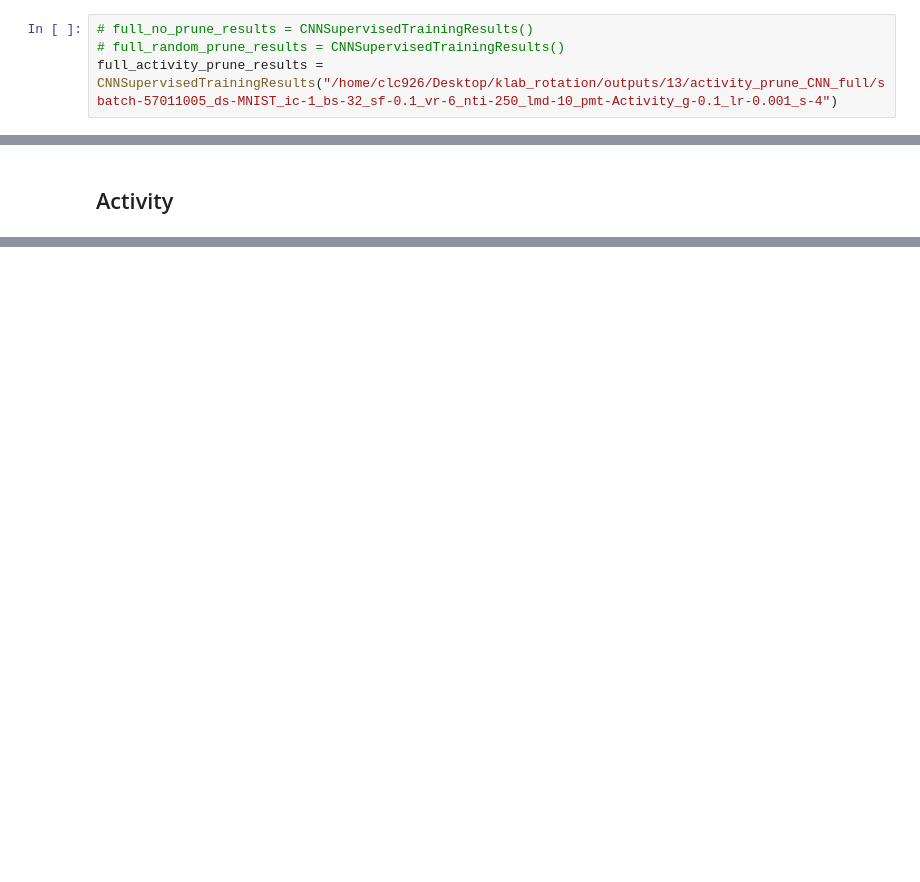
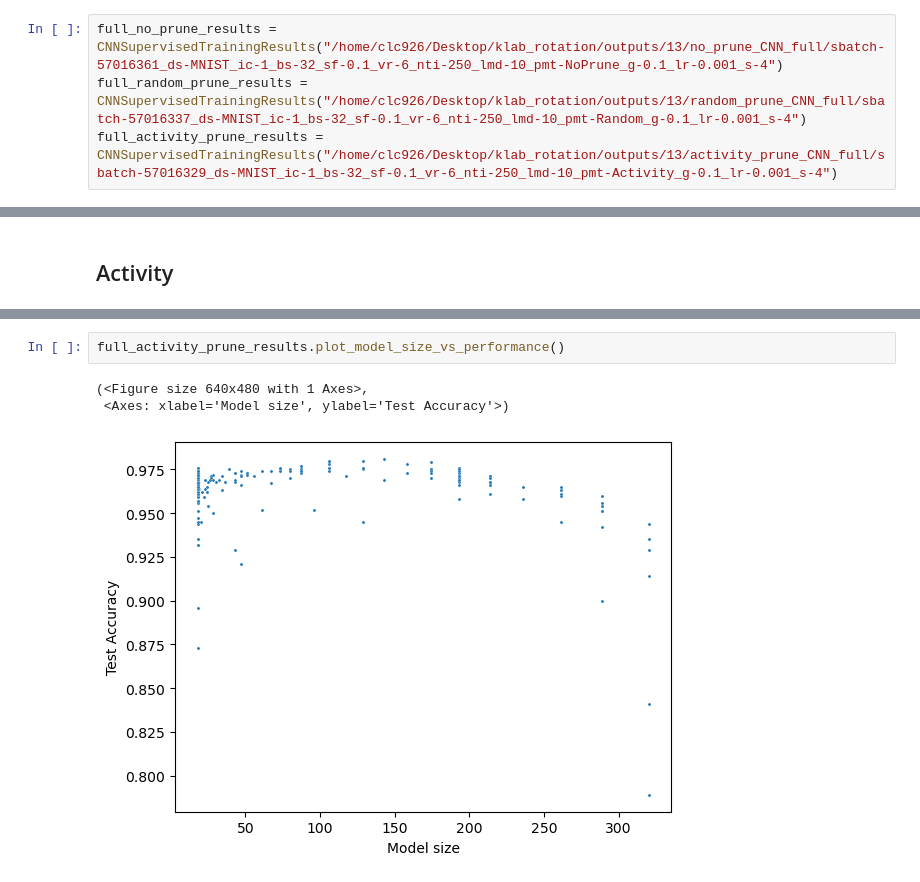
Before and after one commit to cchu70/klab_rotation, a Jupyter notebook: 13_MiniAlexNet-Supervised-SBATCH.ipynb, the cells around one changed output, grey strips where cells are left out. Cells and saved outputs as stored; diff of their text form; blank space fills up the shorter version.

Commit message:
update CNN training to include no pruning pretraining

````diff
--- a/13_MiniAlexNet-Supervised-SBATCH.ipynb
+++ b/13_MiniAlexNet-Supervised-SBATCH.ipynb
@@ -96,6 +96,6 @@ $ sbatch sbatch_scripts/13_no-prune_CNN_full.sh
 Submitted batch job 57016361
 ```
 # %%
-# full_no_prune_results = CNNSupervisedTrainingResults()
-# full_random_prune_results = CNNSupervisedTrainingResults()
-full_activity_prune_results = CNNSupervisedTrainingResults("/home/clc926/Desktop/klab_rotation/outputs/13/activity_prune_CNN_full/sbatch-57011005_ds-MNIST_ic-1_bs-32_sf-0.1_vr-6_nti-250_lmd-10_pmt-Activity_g-0.1_lr-0.001_s-4")
+full_no_prune_results = CNNSupervisedTrainingResults("/home/clc926/Desktop/klab_rotation/outputs/13/no_prune_CNN_full/sbatch-57016361_ds-MNIST_ic-1_bs-32_sf-0.1_vr-6_nti-250_lmd-10_pmt-NoPrune_g-0.1_lr-0.001_s-4")
+full_random_prune_results = CNNSupervisedTrainingResults("/home/clc926/Desktop/klab_rotation/outputs/13/random_prune_CNN_full/sbatch-57016337_ds-MNIST_ic-1_bs-32_sf-0.1_vr-6_nti-250_lmd-10_pmt-Random_g-0.1_lr-0.001_s-4")
+full_activity_prune_results = CNNSupervisedTrainingResults("/home/clc926/Desktop/klab_rotation/outputs/13/activity_prune_CNN_full/sbatch-57016329_ds-MNIST_ic-1_bs-32_sf-0.1_vr-6_nti-250_lmd-10_pmt-Activity_g-0.1_lr-0.001_s-4")
@@ -127 +136,7 @@ NameError: name 'full_activity_prune_results' is not defined
+# %%
+full_activity_prune_results.plot_model_size_vs_performance()
+# %% [output]
+(<Figure size 640x480 with 1 Axes>,
+ <Axes: xlabel='Model size', ylabel='Test Accuracy'>)
+[figure, added]
 # %%
````
Also changed, not shown: parts of 19 cells of this notebook, 9 other files.
